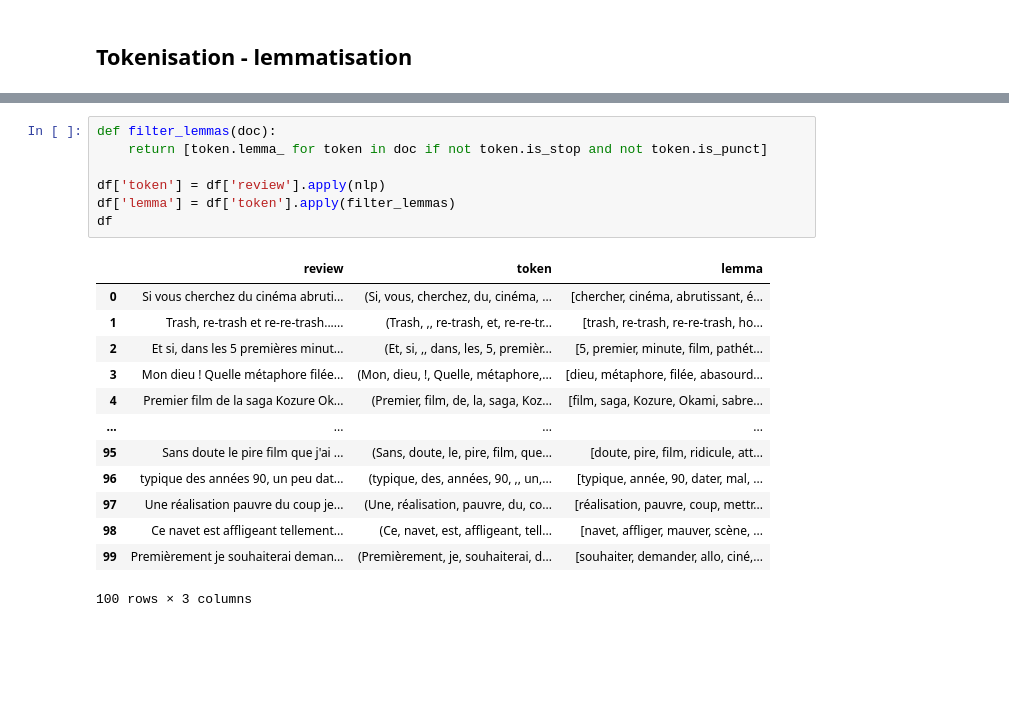
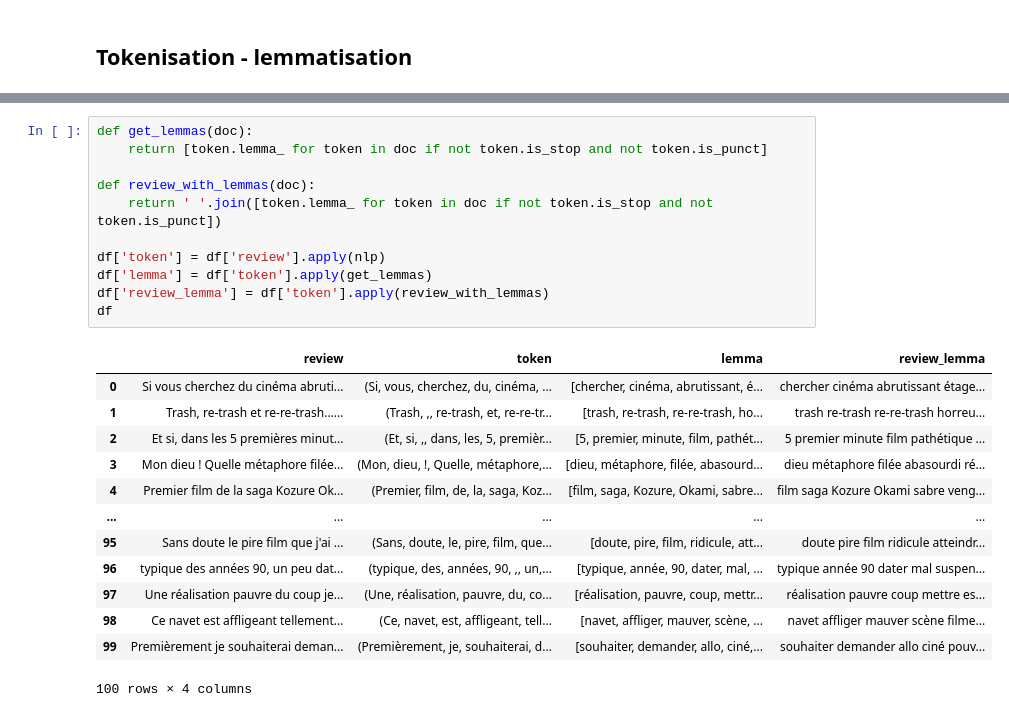
Before and after one commit to Franck-LF/mytheque, a Jupyter notebook: test_allocine.ipynb, the cells around one changed output, grey strips where cells are left out. Saved outputs shown, nothing was run; the diff lists cells and outputs as text; blank space fills up the shorter version.

```diff
--- a/test_allocine.ipynb
+++ b/test_allocine.ipynb
@@ -40,21 +56,25 @@ print(train_dataset[0]['review'])
 # %%
-def filter_lemmas(doc):
+def get_lemmas(doc):
     return [token.lemma_ for token in doc if not token.is_stop and not token.is_punct]
 
+def review_with_lemmas(doc):
+    return ' '.join([token.lemma_ for token in doc if not token.is_stop and not token.is_punct])
+
 df['token'] = df['review'].apply(nlp)
-df['lemma'] = df['token'].apply(filter_lemmas)
+df['lemma'] = df['token'].apply(get_lemmas)
+df['review_lemma'] = df['token'].apply(review_with_lemmas)
 df
 # %% [output]
-|  | review | token | lemma |
-| 0 | Si vous cherchez du cinéma abruti... | (Si, vous, cherchez, du, cinéma, ... | [chercher, cinéma, abrutissant, é... |
-| 1 | Trash, re-trash et re-re-trash...... | (Trash, ,, re-trash, et, re-re-tr... | [trash, re-trash, re-re-trash, ho... |
-| 2 | Et si, dans les 5 premières minut... | (Et, si, ,, dans, les, 5, premièr... | [5, premier, minute, film, pathét... |
-| 3 | Mon dieu ! Quelle métaphore filée... | (Mon, dieu, !, Quelle, métaphore,... | [dieu, métaphore, filée, abasourd... |
-| 4 | Premier film de la saga Kozure Ok... | (Premier, film, de, la, saga, Koz... | [film, saga, Kozure, Okami, sabre... |
-| ... | ... | ... | ... |
-| 95 | Sans doute le pire film que j'ai ... | (Sans, doute, le, pire, film, que... | [doute, pire, film, ridicule, att... |
-| 96 | typique des années 90, un peu dat... | (typique, des, années, 90, ,, un,... | [typique, année, 90, dater, mal, ... |
-| 97 | Une réalisation pauvre du coup je... | (Une, réalisation, pauvre, du, co... | [réalisation, pauvre, coup, mettr... |
-| 98 | Ce navet est affligeant tellement... | (Ce, navet, est, affligeant, tell... | [navet, affliger, mauver, scène, ... |
-| 99 | Premièrement je souhaiterai deman... | (Premièrement, je, souhaiterai, d... | [souhaiter, demander, allo, ciné,... |
+|  | review | token | lemma | review_lemma |
+| 0 | Si vous cherchez du cinéma abruti... | (Si, vous, cherchez, du, cinéma, ... | [chercher, cinéma, abrutissant, é... | chercher cinéma abrutissant étage... |
+| 1 | Trash, re-trash et re-re-trash...... | (Trash, ,, re-trash, et, re-re-tr... | [trash, re-trash, re-re-trash, ho... | trash re-trash re-re-trash horreu... |
+| 2 | Et si, dans les 5 premières minut... | (Et, si, ,, dans, les, 5, premièr... | [5, premier, minute, film, pathét... | 5 premier minute film pathétique ... |
+| 3 | Mon dieu ! Quelle métaphore filée... | (Mon, dieu, !, Quelle, métaphore,... | [dieu, métaphore, filée, abasourd... | dieu métaphore filée abasourdi ré... |
+| 4 | Premier film de la saga Kozure Ok... | (Premier, film, de, la, saga, Koz... | [film, saga, Kozure, Okami, sabre... | film saga Kozure Okami sabre veng... |
+| ... | ... | ... | ... | ... |
+| 95 | Sans doute le pire film que j'ai ... | (Sans, doute, le, pire, film, que... | [doute, pire, film, ridicule, att... | doute pire film ridicule atteindr... |
+| 96 | typique des années 90, un peu dat... | (typique, des, années, 90, ,, un,... | [typique, année, 90, dater, mal, ... | typique année 90 dater mal suspen... |
+| 97 | Une réalisation pauvre du coup je... | (Une, réalisation, pauvre, du, co... | [réalisation, pauvre, coup, mettr... | réalisation pauvre coup mettre es... |
+| 98 | Ce navet est affligeant tellement... | (Ce, navet, est, affligeant, tell... | [navet, affliger, mauver, scène, ... | navet affliger mauver scène filme... |
+| 99 | Premièrement je souhaiterai deman... | (Premièrement, je, souhaiterai, d... | [souhaiter, demander, allo, ciné,... | souhaiter demander allo ciné pouv... |
-100 rows × 3 columns
+100 rows × 4 columns
```
Also changed, not shown: parts of 38 cells of this notebook.
